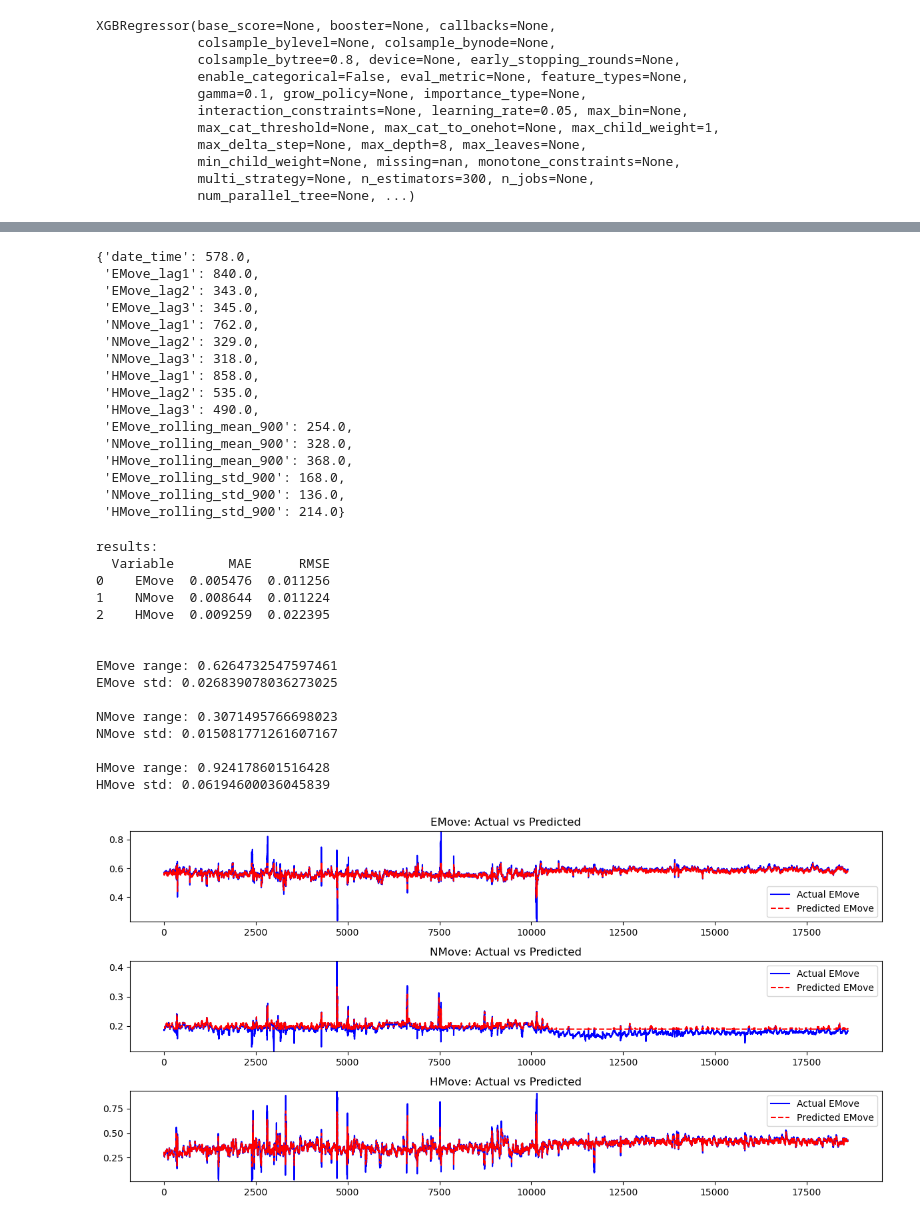
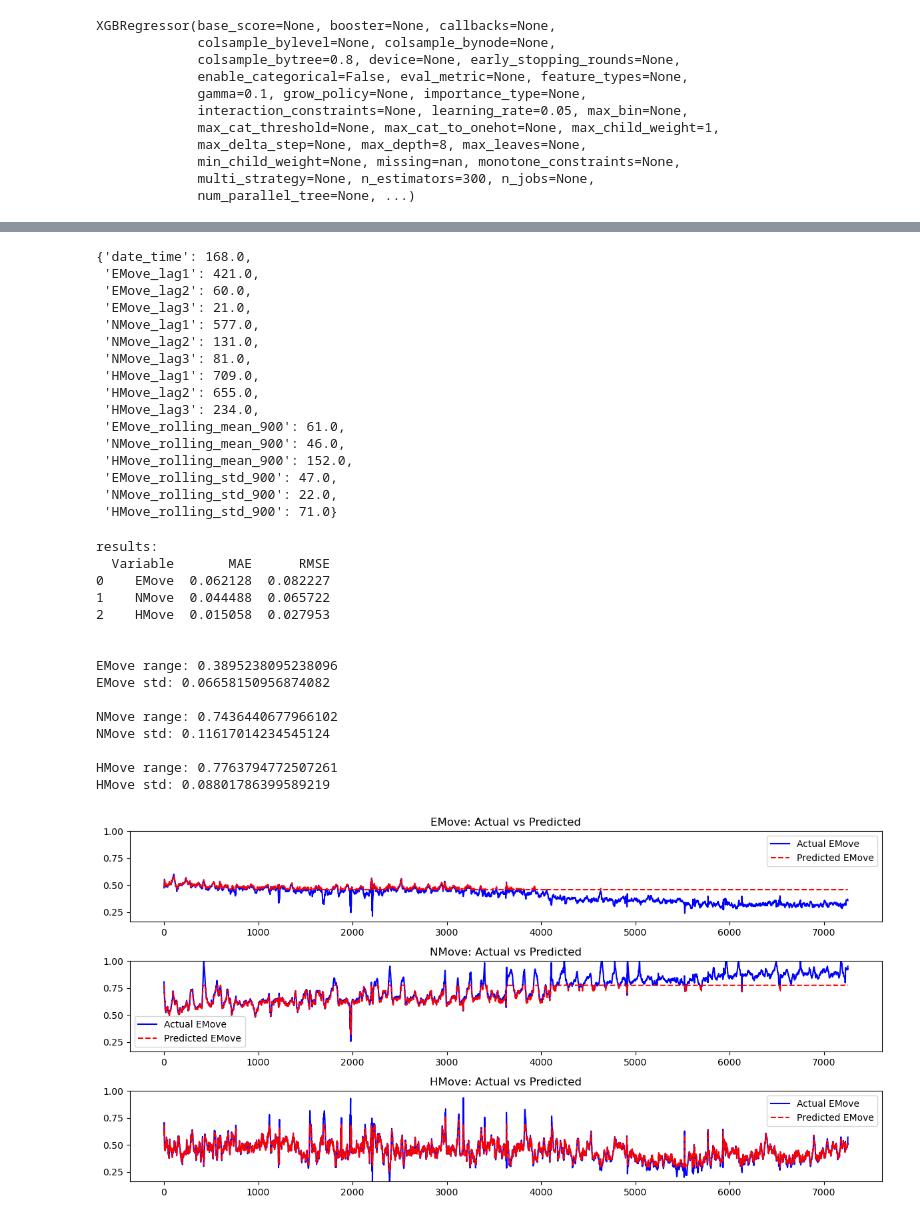
Before and after one commit to andrew76214/Slope-Detection-Taiwan, a Jupyter notebook: XGBoost.ipynb, the cells around one changed output, grey strips where cells are left out. Drawn from its saved outputs; the diff is of its cells as text; code cells hidden in the pictures.

```diff
--- a/XGBoost.ipynb
+++ b/XGBoost.ipynb
@@ -4,7 +4,7 @@
 import pandas as pd
 import numpy as np
 # %%
-data = pd.read_csv("./Data/Nantou/cn01.csv",delimiter=';')
+data = pd.read_csv("./Data/Taipei/h23-g1_scaled.csv",delimiter=';')
 # %%
 print(data)
 # %% [output]
@@ -46,15 +46 @@ Name: date_time, Length: 188336, dtype: float64
-# %%
-# Remove values outside 3 standard deviations
-target = ['EMove', 'NMove', 'HMove']
-
-for col in target:
-    mean = data[col].mean()
-    std = data[col].std()
-    data = data[(data[col] >= mean - 3*std) & (data[col] <= mean + 3*std)]
-# %%
-from sklearn.preprocessing import MinMaxScaler
-
-# Normalize target variables
-scaler_y = MinMaxScaler()
-data[target] = scaler_y.fit_transform(data[target].values)  # Keeps DataFrame format
 # %%
@@ -146,22 +133,22 @@ After rolling features: 186218
 # %%
 xgbrModel.get_booster().get_score()
 # %% [output]
-{'date_time': 578.0,
- 'EMove_lag1': 840.0,
- 'EMove_lag2': 343.0,
- 'EMove_lag3': 345.0,
- 'NMove_lag1': 762.0,
- 'NMove_lag2': 329.0,
- 'NMove_lag3': 318.0,
- 'HMove_lag1': 858.0,
- 'HMove_lag2': 535.0,
- 'HMove_lag3': 490.0,
- 'EMove_rolling_mean_900': 254.0,
- 'NMove_rolling_mean_900': 328.0,
- 'HMove_rolling_mean_900': 368.0,
- 'EMove_rolling_std_900': 168.0,
- 'NMove_rolling_std_900': 136.0,
- 'HMove_rolling_std_900': 214.0}
+{'date_time': 168.0,
+ 'EMove_lag1': 421.0,
+ 'EMove_lag2': 60.0,
+ 'EMove_lag3': 21.0,
+ 'NMove_lag1': 577.0,
+ 'NMove_lag2': 131.0,
+ 'NMove_lag3': 81.0,
+ 'HMove_lag1': 709.0,
+ 'HMove_lag2': 655.0,
+ 'HMove_lag3': 234.0,
+ 'EMove_rolling_mean_900': 61.0,
+ 'NMove_rolling_mean_900': 46.0,
+ 'HMove_rolling_mean_900': 152.0,
+ 'EMove_rolling_std_900': 47.0,
+ 'NMove_rolling_std_900': 22.0,
+ 'HMove_rolling_std_900': 71.0}
 # %%
 from sklearn.metrics import mean_squared_error,mean_absolute_error
 
@@ -197,41 +184,41 @@ for t in target:
 # %% [output]
 results:
   Variable       MAE      RMSE
-0    EMove  0.005476  0.011256
-1    NMove  0.008644  0.011224
-2    HMove  0.009259  0.022395
+0    EMove  0.062128  0.082227
+1    NMove  0.044488  0.065722
+2    HMove  0.015058  0.027953
 
 
-EMove range: 0.6264732547597461
-EMove std: 0.026839078036273025
+EMove range: 0.3895238095238096
+EMove std: 0.06658150956874082
 
-NMove range: 0.3071495766698023
-NMove std: 0.015081771261607167
+NMove range: 0.7436440677966102
+NMove std: 0.11617014234545124
 
-HMove range: 0.924178601516428
-HMove std: 0.06194600036045839
+HMove range: 0.7763794772507261
+HMove std: 0.08801786399589219
 # %%
 import matplotlib.pyplot as plt
 from sklearn.preprocessing import MinMaxScaler
 
 # Plot predictions vs actual values for each movement component
-# y_min = min(min([ np.min(y_test['EMove'].to_numpy(), axis=0) , np.min(y_pred[:,0], axis=0) ]),min([ np.min(y_test['NMove'].to_numpy(), axis=0) , np.min(y_pred[:,1], axis=0) ]),min([ np.min(y_test['HMove'].to_numpy(), axis=0) , np.min(y_pred[:,2], axis=0) ]))  # 最小值
-# y_max = max(max([ np.max(y_test['EMove'].to_numpy(), axis=0) , np.max(y_pred[:,0], axis=0) ]),max([ np.max(y_test['NMove'].to_numpy(), axis=0) , np.max(y_pred[:,1], axis=0) ]),max([ np.max(y_test['HMove'].to_numpy(), axis=0) , np.max(y_pred[:,2], axis=0) ]))  # 最大值
+y_min = min(min([ np.min(y_test['EMove'].to_numpy(), axis=0) , np.min(y_pred[:,0], axis=0) ]),min([ np.min(y_test['NMove'].to_numpy(), axis=0) , np.min(y_pred[:,1], axis=0) ]),min([ np.min(y_test['HMove'].to_numpy(), axis=0) , np.min(y_pred[:,2], axis=0) ]))  # 最小值
+y_max = max(max([ np.max(y_test['EMove'].to_numpy(), axis=0) , np.max(y_pred[:,0], axis=0) ]),max([ np.max(y_test['NMove'].to_numpy(), axis=0) , np.max(y_pred[:,1], axis=0) ]),max([ np.max(y_test['HMove'].to_numpy(), axis=0) , np.max(y_pred[:,2], axis=0) ]))  # 最大值
 plt.figure(figsize=(12, 6))
 subplot_i=0
 
 for t in target:
     plt.subplot(3, 1, subplot_i+1)
-    y_min = min([ np.min(y_test[t].to_numpy(), axis=0) , np.min(y_pred[:,subplot_i], axis=0) ])
-    y_max = max([ np.max(y_test[t].to_numpy(), axis=0) , np.max(y_pred[:,subplot_i], axis=0) ])
+    # y_min = min([ np.min(y_test[t].to_numpy(), axis=0) , np.min(y_pred[:,subplot_i], axis=0) ])
+    # y_max = max([ np.max(y_test[t].to_numpy(), axis=0) , np.max(y_pred[:,subplot_i], axis=0) ])
     plt.plot(y_test[t].to_numpy(), label="Actual EMove", color='blue')
     plt.plot(y_pred[:,subplot_i], label="Predicted EMove", color='red', linestyle='dashed')
     plt.title("{}: Actual vs Predicted".format(t))
     plt.ylim(y_min, y_max)  # Set same y-axis range
     plt.legend()
     subplot_i += 1
 
 plt.tight_layout()
 plt.show()
 # %% [output]
-[figure, old version]
+[figure, new version]
```
Also changed, not shown: parts of 5 cells of this notebook, 4 other files.
